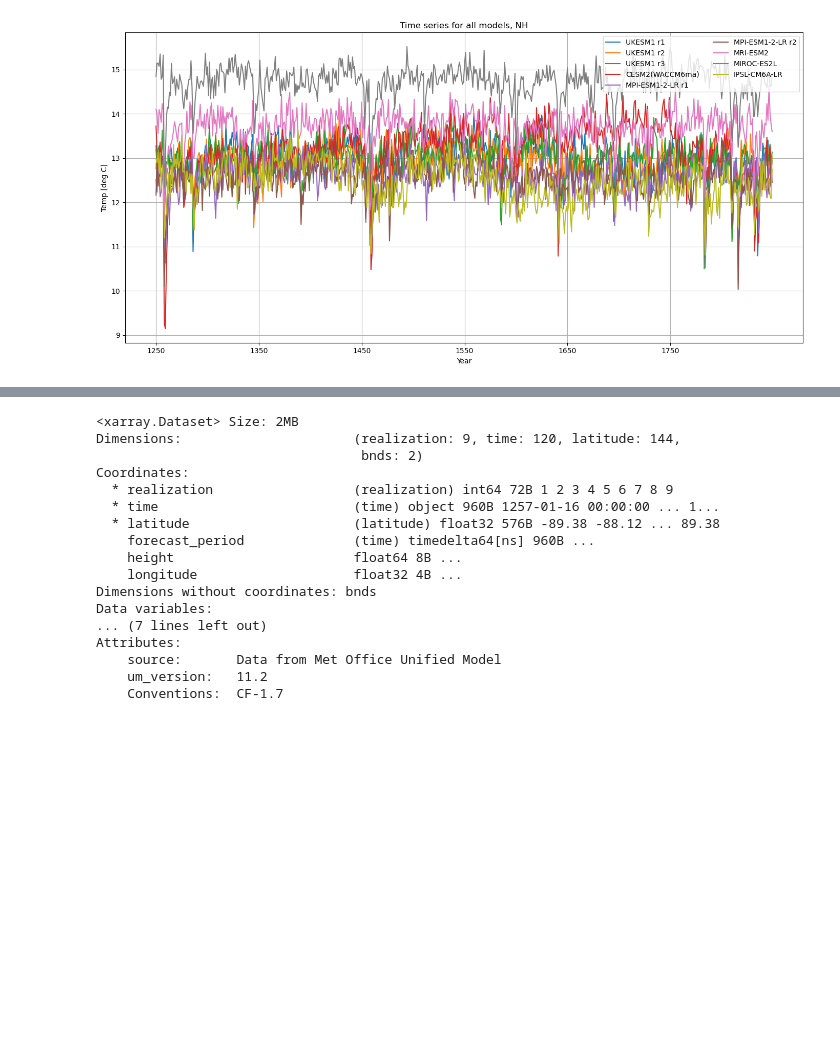
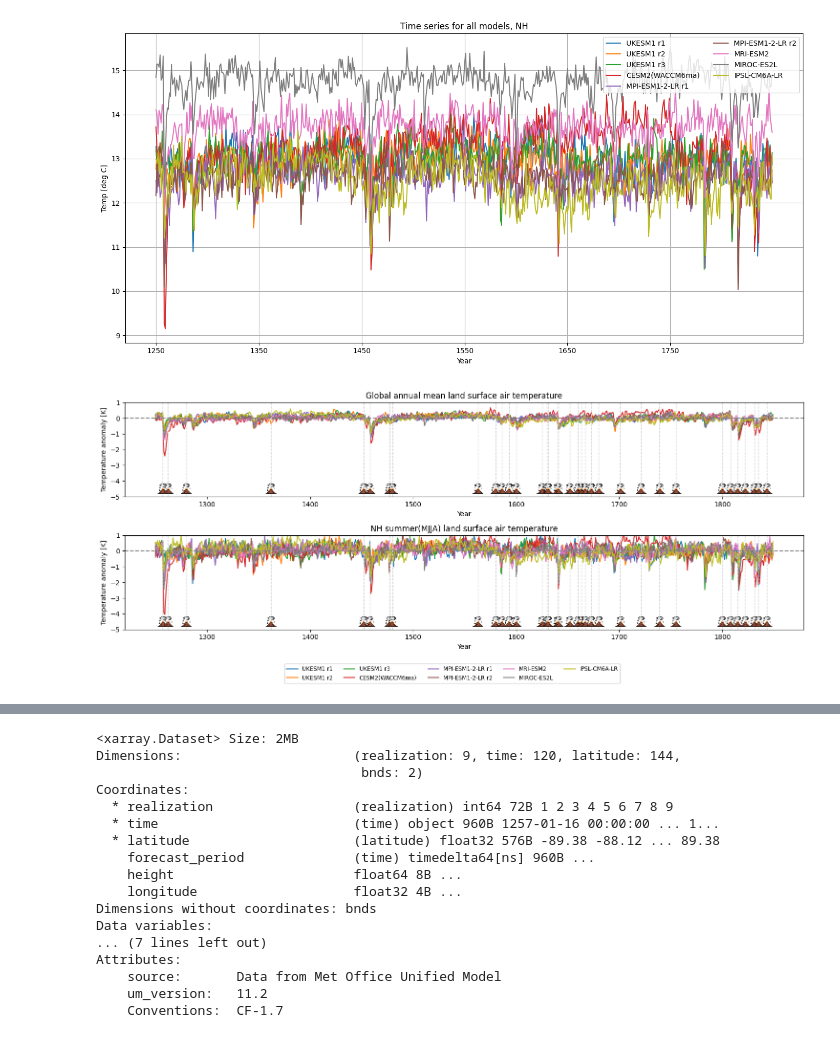
Before and after one commit to EliHHogemo/lia, a Jupyter notebook: marshalletal_data-checkpoint.ipynb, the cells around one changed output, grey strips where cells are left out. Drawn from its saved outputs; the diff is of its cells as text; code cells hidden in the pictures; blank space fills up the shorter version.

```diff
--- a/marshalletal_data-checkpoint.ipynb
+++ b/marshalletal_data-checkpoint.ipynb
@@ -98,3 +118,76 @@ plt.tight_layout()
 plt.show()
 # %% [output]
 [figure]
+# %%
+baseline = (1250, 1849)
+baseline_mask1 = (df_TASK['Year'] >= baseline[0]) & (df_TASK['Year'] <= baseline[1])
+
+# Compute the mean over the baseline period (excluding the 'Year' column)
+baseline_mean1 = df_TASK.loc[baseline_mask1].drop(columns='Year').mean()
+
+# Subtract to get anomaly for all models
+temp_anomaly1 = df_TASK.copy()
+temp_anomaly1.loc[:, df_TASK.columns != 'Year'] -= baseline_mean1.values
+
+baseline_mask = (df_TASK_NH['Year'] >= baseline[0]) & (df_TASK_NH['Year'] <= baseline[1])
+
+# Compute the mean over the baseline period (excluding the 'Year' column)
+baseline_mean = df_TASK_NH.loc[baseline_mask].drop(columns='Year').mean()
+
+# Subtract to get anomaly for all models
+temp_anomaly = df_TASK_NH.copy()
+temp_anomaly.loc[:, df_TASK_NH.columns != 'Year'] -= baseline_mean.values
+# %%
+volcano = [1257, 1262, 1280, 1362, 1452, 1458, 1477, 1480, 1563, 1580, 1586, 1593,
+           1600, 1625, 1630, 1631, 1640, 1641, 1652, 1660, 1663, 1667, 1673, 1680,
+           1701, 1721, 1739, 1755, 1800, 1808, 1815, 1822, 1831, 1835, 1843]
+
+volcano_img = mpimg.imread("volcano.png")
+volcano_icon = OffsetImage(volcano_img, zoom=0.03)
+
+fig, ax=plt.subplots(2,1, figsize=(15,6))
+for col in temp_anomaly1.columns:
+    axes=ax[0]
+    if col != 'Year':
+        axes.plot(temp_anomaly1['Year'], temp_anomaly1[col], label=col)
+for vt in volcano:
+    ax[0].axvline(x=vt, color='lightgray', linestyle='--', linewidth=1)
+    ab = AnnotationBbox(volcano_icon, (vt, -4.5), frameon=False, box_alignment=(0.5, 0.5))
+    ax[0].add_artist(ab)
+
+ax[0].axhline(0, linestyle='--', color='gray')
+ax[0].set_ylim(-5, 1)
+ax[0].set_title('Global annual mean land surface air temperature')
+ax[0].set_ylabel('Temperature anomaly [K]')
+ax[0].set_xlabel('Year')
+
+for col in temp_anomaly.columns:
+    axes=ax[1]
+    if col != 'Year':
+        axes.plot(temp_anomaly['Year'], temp_anomaly[col], label=col)
+
+for vt in volcano:
+    ax[1].axvline(x=vt, color='lightgray', linestyle='--', linewidth=1)
+    ab = AnnotationBbox(volcano_icon, (vt, -4.5), frameon=False, box_alignment=(0.5, 0.5))
+    ax[1].add_artist(ab)
+
+ax[1].axhline(0, linestyle='--', color='gray')
+ax[1].set_ylim(-5, 1)
+ax[1].set_title('NH summer(MJJA) land surface air temperature')
+ax[1].set_ylabel('Temperature anomaly [K]')
+ax[1].set_xlabel('Year')
+
+handles, labels = ax[0].get_legend_handles_labels()
+fig.legend(
+    handles, labels,
+    loc='lower center',
+    bbox_to_anchor=(0.5, -0.05),
+    ncol=5,
+    fontsize='small',
+    frameon=True
+)
+
+plt.tight_layout(rect=[0, 0.05, 1, 1])
+plt.show()
+# %% [output]
+[figure, added]
```
Also changed, not shown: parts of 8 cells of this notebook.
